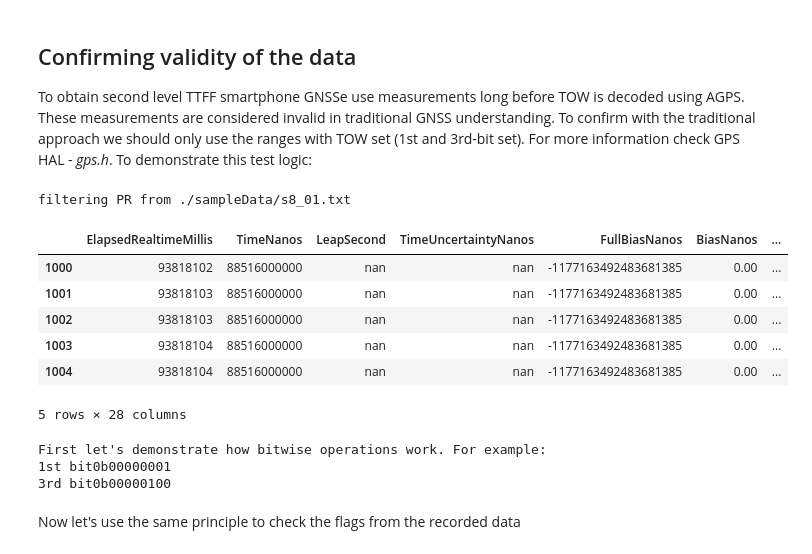
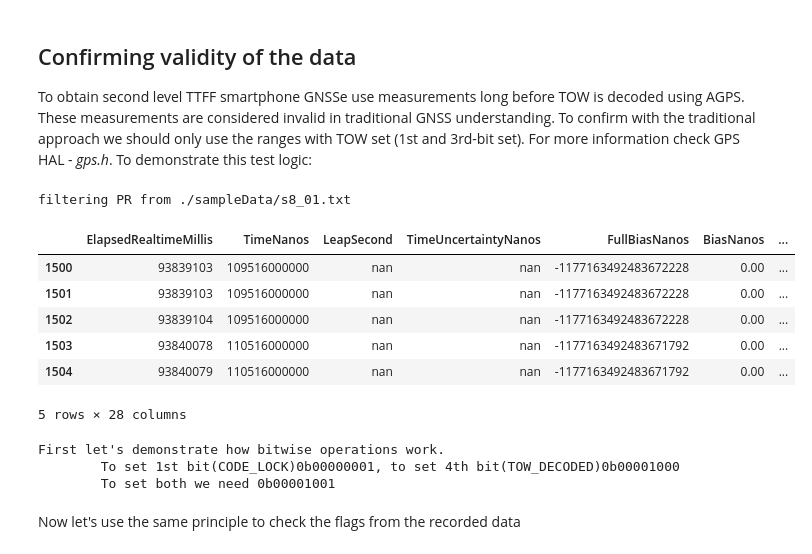
Before and after one commit to DfAC/AndroidGNSS, a Jupyter notebook: ProcessRanges.ipynb, the cells around one changed output. Saved outputs shown, nothing was run; the diff lists cells and outputs as text; code cells hidden in the pictures.

```diff
--- a/ProcessRanges.ipynb
+++ b/ProcessRanges.ipynb
@@ -100,25 +95,27 @@ def readGNSSLogger (data_file):
 # %%
 data_file = "./sampleData/s8_01.txt"
 df_GNSS = readGNSSLogger(data_file)
 
-df_GNSS = df_GNSS[1000:] #cut noisy start of data -> this is for my S8 data
+df_GNSS = df_GNSS[1500:] #cut noisy start of data -> this is for my S8 data
 df_GNSS.head()
 # %% [output]
 filtering PR from ./sampleData/s8_01.txt
 |  | ElapsedRealtimeMillis | TimeNanos | LeapSecond | TimeUncertaintyNanos | FullBiasNanos | BiasNanos | ... |
-| 1000 | 93818102 | 88516000000 | nan | nan | -1177163492483681385 | 0.00 | ... |
-| 1001 | 93818103 | 88516000000 | nan | nan | -1177163492483681385 | 0.00 | ... |
-| 1002 | 93818103 | 88516000000 | nan | nan | -1177163492483681385 | 0.00 | ... |
-| 1003 | 93818104 | 88516000000 | nan | nan | -1177163492483681385 | 0.00 | ... |
-| 1004 | 93818104 | 88516000000 | nan | nan | -1177163492483681385 | 0.00 | ... |
+| 1500 | 93839103 | 109516000000 | nan | nan | -1177163492483672228 | 0.00 | ... |
+| 1501 | 93839103 | 109516000000 | nan | nan | -1177163492483672228 | 0.00 | ... |
+| 1502 | 93839104 | 109516000000 | nan | nan | -1177163492483672228 | 0.00 | ... |
+| 1503 | 93840078 | 110516000000 | nan | nan | -1177163492483671792 | 0.00 | ... |
+| 1504 | 93840079 | 110516000000 | nan | nan | -1177163492483671792 | 0.00 | ... |
 5 rows × 28 columns
 # %%
-print("First let's demonstrate how bitwise operations work. For example:\n1st bit{:#010b}\n3rd bit{:#010b}".format(1<<0,1<<2))
-#state = 0b00101110
+print("""First let's demonstrate how bitwise operations work.
+        To set 1st bit(CODE_LOCK){:#010b}, to set 4th bit(TOW_DECODED){:#010b}
+        To set both we need {:#010b}""".
+      format(1<<0,1<<3,(1<<3) | (1<<0)))
 # %% [output]
-First let's demonstrate how bitwise operations work. For example:
-1st bit0b00000001
-3rd bit0b00000100
+First let's demonstrate how bitwise operations work.
+        To set 1st bit(CODE_LOCK)0b00000001, to set 4th bit(TOW_DECODED)0b00001000
+        To set both we need 0b00001001
 # %% [markdown]
 Now let's use the same principle to check the flags from the recorded data
 # %%
```
Also changed, not shown: parts of 12 cells of this notebook.
